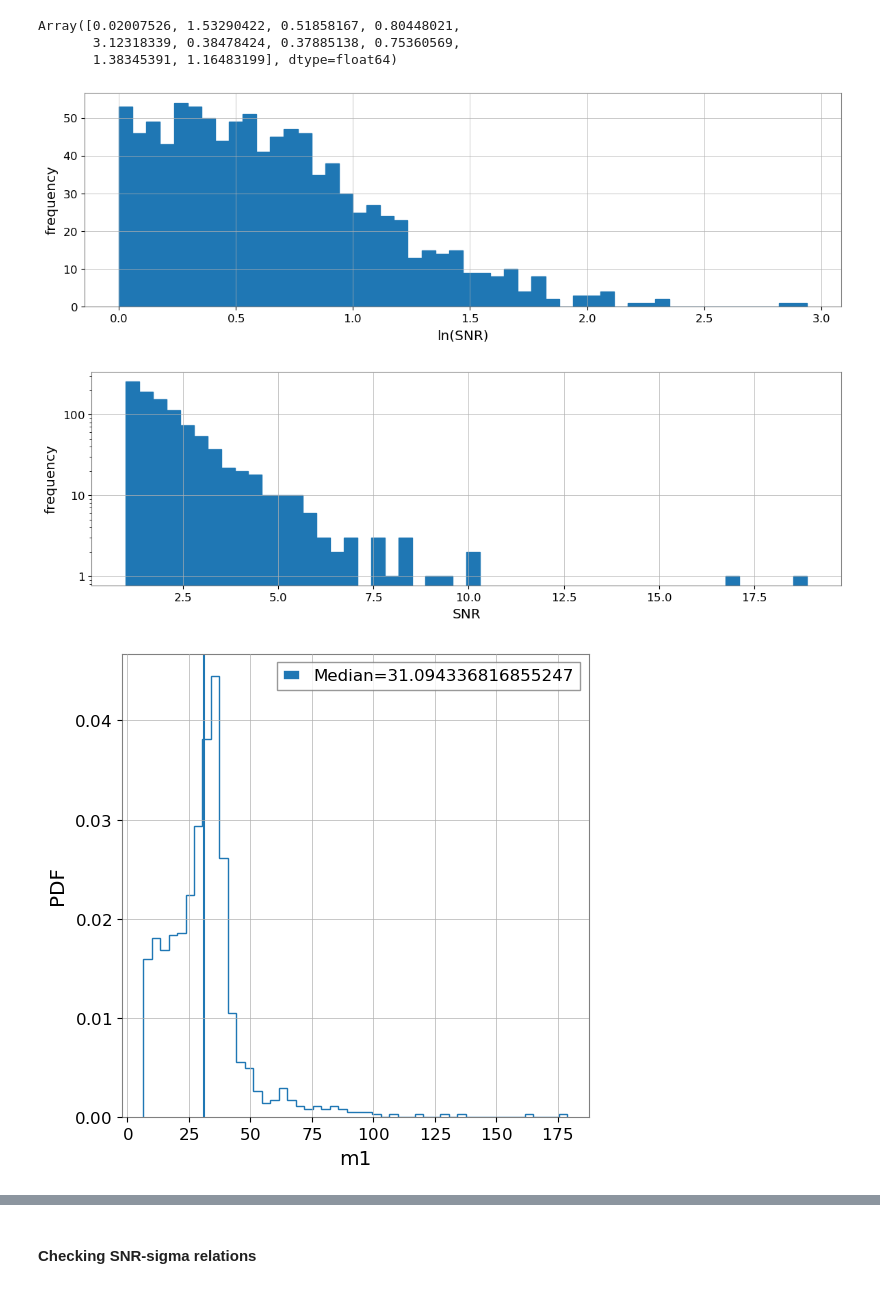
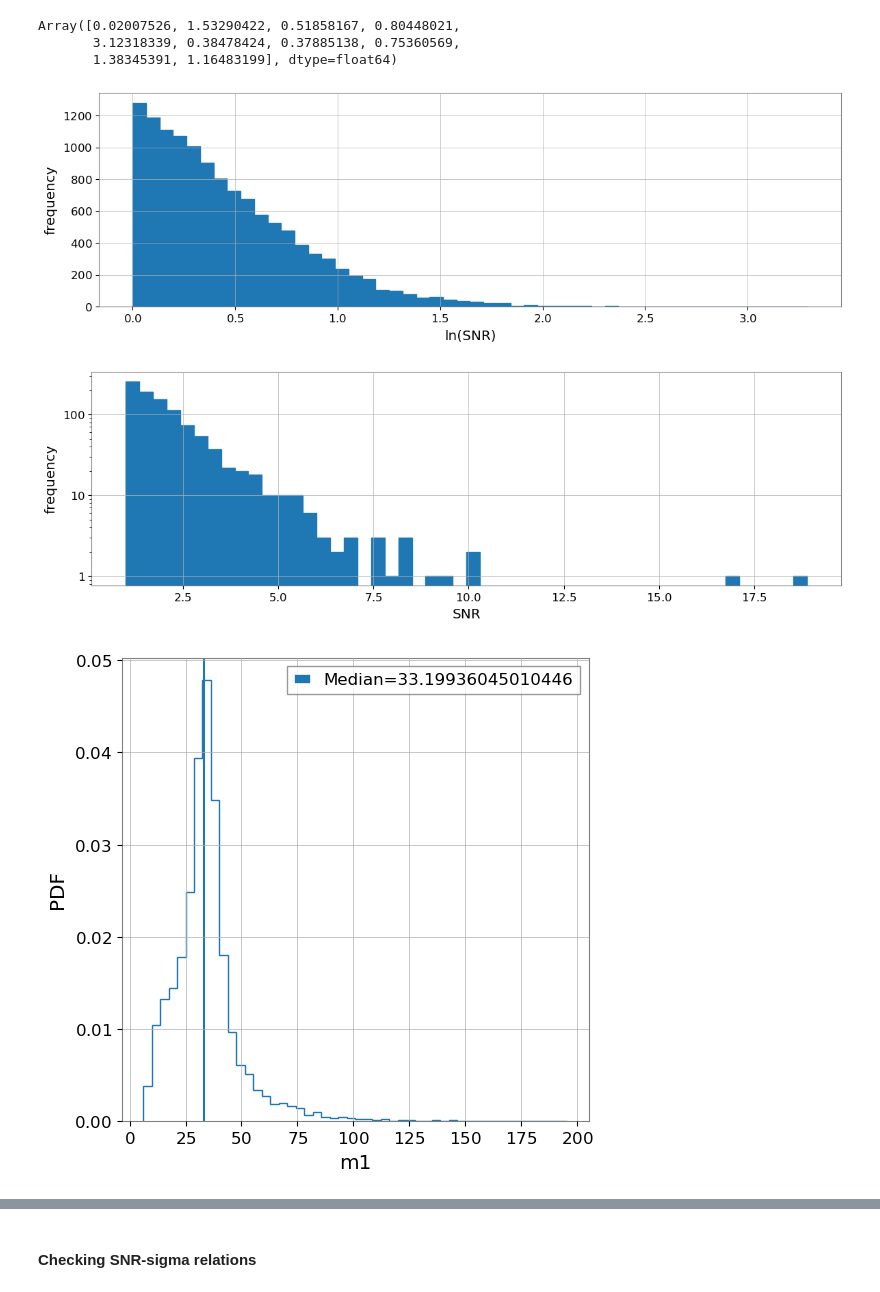
Before and after one commit to abby-moran/GW_pop_cosmo_inference, a Jupyter notebook: src/gen_mock_files.ipynb, the cells around one changed output, grey strips where cells are left out. Drawn from its saved outputs; the diff is of its cells as text; code cells hidden in the pictures.

```diff
--- a/src/gen_mock_files.ipynb
+++ b/src/gen_mock_files.ipynb
@@ -239,39 +255,39 @@ Array([0.02007526, 1.53290422, 0.51858167, 0.80448021,
        3.12318339, 0.38478424, 0.37885138, 0.75360569,
        1.38345391, 1.16483199], dtype=float64)
 # %%
-df_inj = pd.read_hdf("mock_injections_1det2.h5", key="true_parameters")
+df_inj = pd.read_hdf("mock_injections_o3.h5", key="true_parameters")
 
 #first plot should somewhat match slide 8 https://dcc.ligo.org/public/0002/G0900403/002/G0900403-v2.pdf
 # not as steep near 0 since we did the hopeless cut here
 
 # Example histograms
 plt.figure(figsize=(12, 4))
 plt.hist(jnp.log(jnp.array(df_inj['SNR'].astype(float))), bins=50, histtype='step',  fill=True)
 plt.xlabel("ln(SNR)")
 plt.ylabel("frequency")
 #plt.yscale('log')
 #plt.xlim(0, 150)
 plt.tight_layout()
 plt.show()
 
 #second plot should match https://ligo.org/wp-content/uploads/2024/04/O3Radiometer_flyer.pdf sort of (abs of that plot)
 
 df_inj = pd.read_hdf("mock_injections_1det2.h5", key="true_parameters")
 
 # Example histograms
 plt.figure(figsize=(12, 4))
 plt.hist((jnp.array(df_inj['SNR'].astype(float))), bins=50, histtype='step',  fill=True)
 plt.xlabel("SNR")
 plt.ylabel("frequency")
 plt.yscale('log')
 #plt.xlim(0, 150)
 plt.tight_layout()
 plt.show()
 # %% [output]
-[figure, old version]
+[figure, new version]
 [figure]
 # %%
-df_inj = pd.read_hdf("mock_injections_1det2.h5", key="true_parameters")
+df_inj = pd.read_hdf("mock_injections_o3.h5", key="true_parameters")
 mass_1_inj=jnp.asarray(df_inj[['m1']]).reshape(-1)#*(1 + jnp.asarray(df_inj[['z']]).reshape(-1))
 plt.hist(df_inj['m1'], bins=50, histtype='step', density=True)
 mass_mean_inj=jnp.median(mass_1_inj)
@@ -283,7 +299,7 @@ plt.ylabel("PDF")
 plt.legend(loc='upper right')
 plt.show()
 # %% [output]
-[figure, old version]
+[figure, new version]
 # %%
 # check params after this step
 # whats the SNR cutoff
```
Also changed, not shown: parts of 31 cells of this notebook, 3 other files.
